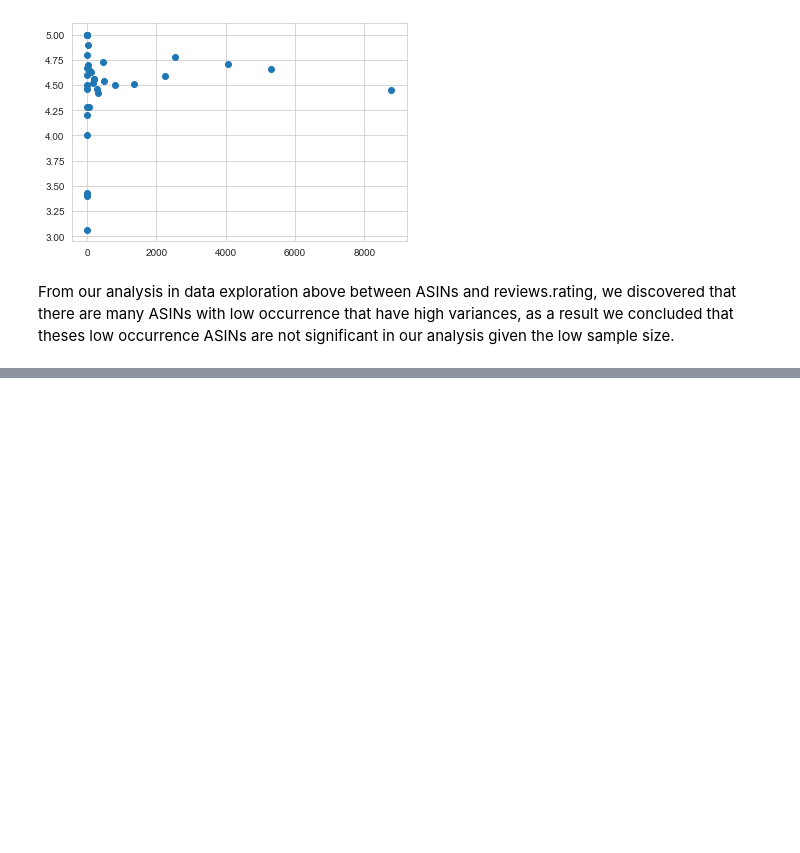
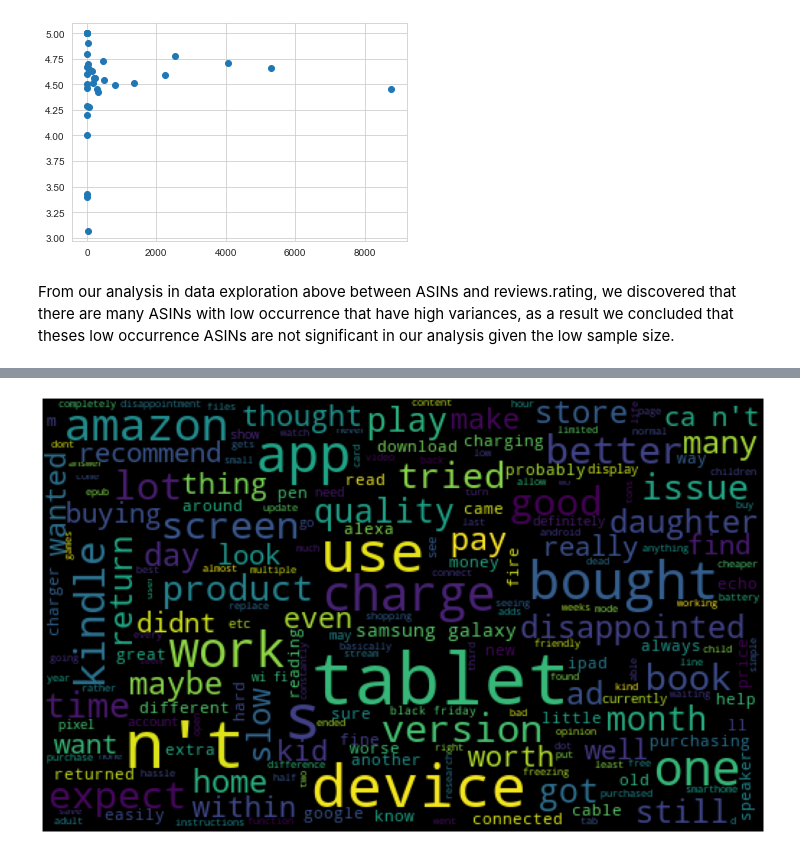
Before and after one commit to AishwaryaBhosale/CECS-574-Sentiment-Analysis-For-Amazon-Reviews, a Jupyter notebook: CECS574_SentimentAnalysis.ipynb, the cells around one changed output, grey strips where cells are left out. Drawn from its saved outputs; the diff is of its cells as text; code cells hidden in the pictures; blank space fills up the shorter version.

```diff
--- a/CECS574_SentimentAnalysis.ipynb
+++ b/CECS574_SentimentAnalysis.ipynb
@@ -185,0 +445,4 @@ From our analysis in data exploration above between ASINs and reviews.rating, we
+# %%
+create_word_cloud("Amazon","Negative")
+# %% [output]
+[figure, added]
```
Also changed, not shown: parts of 27 cells of this notebook.
